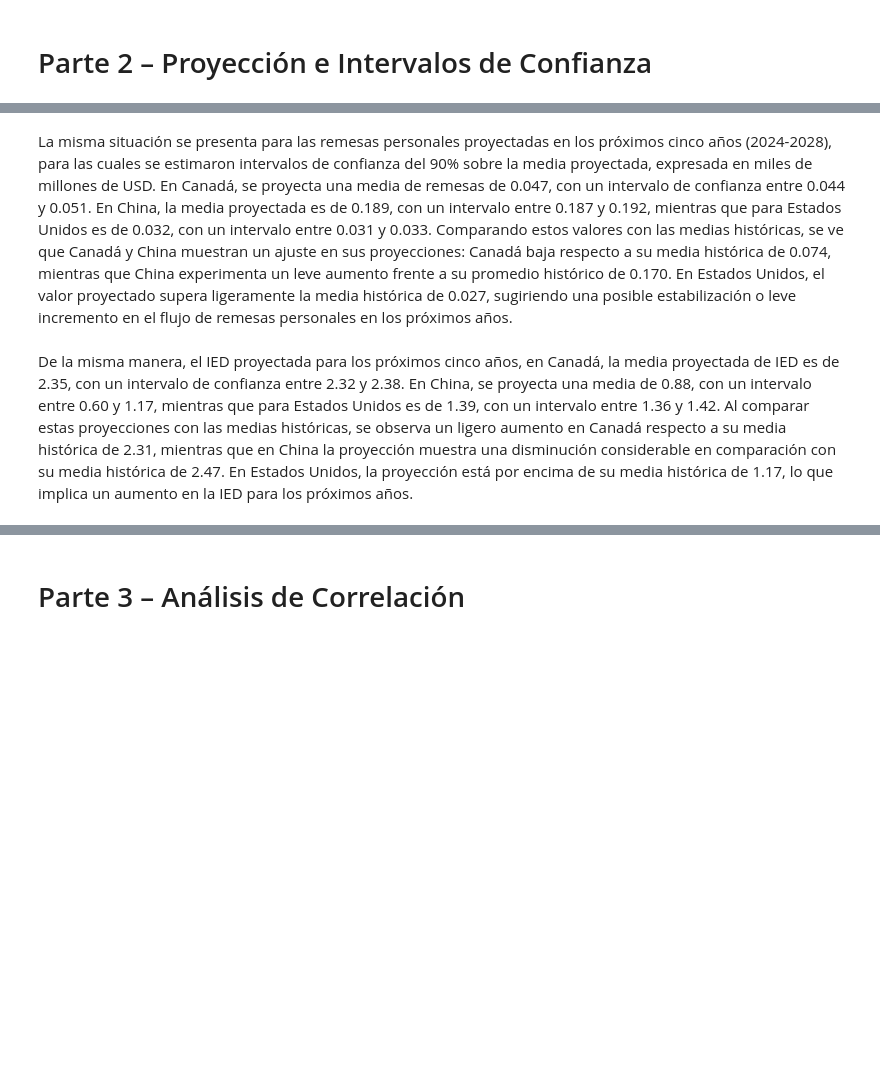
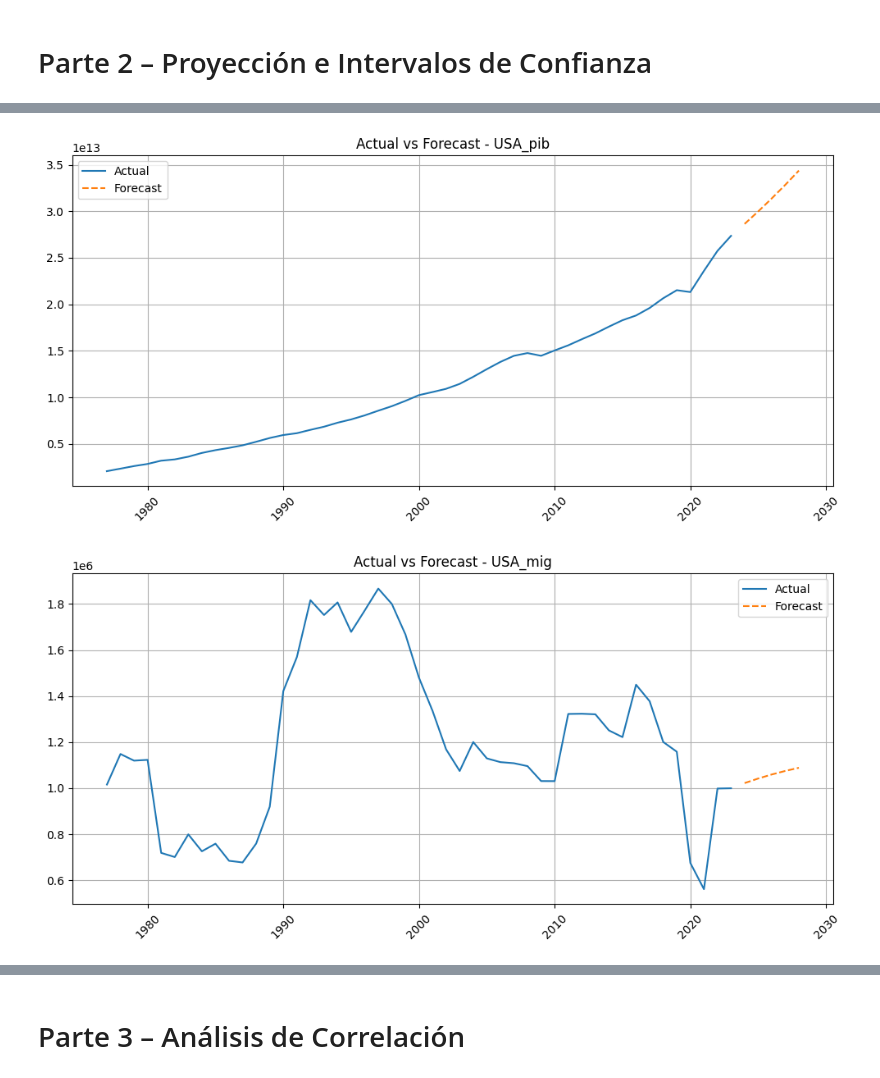
Before and after one commit to Maquililo/prueba-reclutamiento-python, a Jupyter notebook: notebook.ipynb, the cells around one changed output, grey strips where cells are left out. Saved outputs shown, nothing was run; the diff lists cells and outputs as text; code cells hidden in the pictures; blank space fills up the shorter version.

```diff
--- a/notebook.ipynb
+++ b/notebook.ipynb
@@ -622,2 +668,5 @@ Para la migración neta con la misma situación, se muestran que Canadá tiene u
 # %%
-rem_forecast = forecast(rem, lags = 1, steps = 5)
+usa_forecast = forecast(usa, lags = 1, steps = 5)
+# %% [output]
+[figure, added]
+[figure, added]
@@ -626,2 +674,0 @@ rem_forecast
-# %% [markdown]
-La misma situación se presenta para las remesas personales proyectadas en los próximos cinco años (2024-2028), para las cuales se estimaron intervalos de confianza del 90% sobre la media proyectada, expresada en miles de millones de USD. En Canadá, se proyecta una media de remesas de 0.047, con un intervalo de confianza entre 0.044 y 0.051. En China, la media proyectada es de 0.189, con un intervalo entre 0.187 y 0.192, mientras que para Estados Unidos es de 0.032, con un intervalo entre 0.031 y 0.033. Comparando estos valores con las medias históricas, se ve que Canadá y China muestran un ajuste en sus proyecciones: Canadá baja respecto a su media histórica de 0.074, mientras que China experimenta un leve aumento frente a su promedio histórico de 0.170. En Estados Unidos, el valor proyectado supera ligeramente la media histórica de 0.027, sugiriendo una posible estabilización o leve incremento en el flujo de remesas personales en los próximos años.
@@ -632,2 +674,0 @@ ied_forecast
-# %% [markdown]
-De la misma manera, el IED proyectada para los próximos cinco años, en Canadá, la media proyectada de IED es de 2.35, con un intervalo de confianza entre 2.32 y 2.38. En China, se proyecta una media de 0.88, con un intervalo entre 0.60 y 1.17, mientras que para Estados Unidos es de 1.39, con un intervalo entre 1.36 y 1.42. Al comparar estas proyecciones con las medias históricas, se observa un ligero aumento en Canadá respecto a su media histórica de 2.31, mientras que en China la proyección muestra una disminución considerable en comparación con su media histórica de 2.47. En Estados Unidos, la proyección está por encima de su media histórica de 1.17, lo que implica un aumento en la IED para los próximos años.
```
Also changed, not shown: parts of 35 cells of this notebook.
